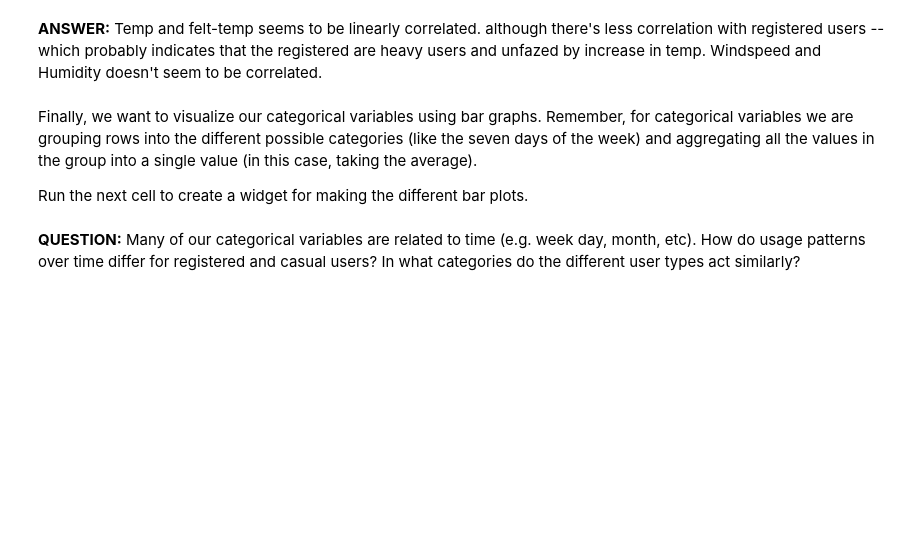
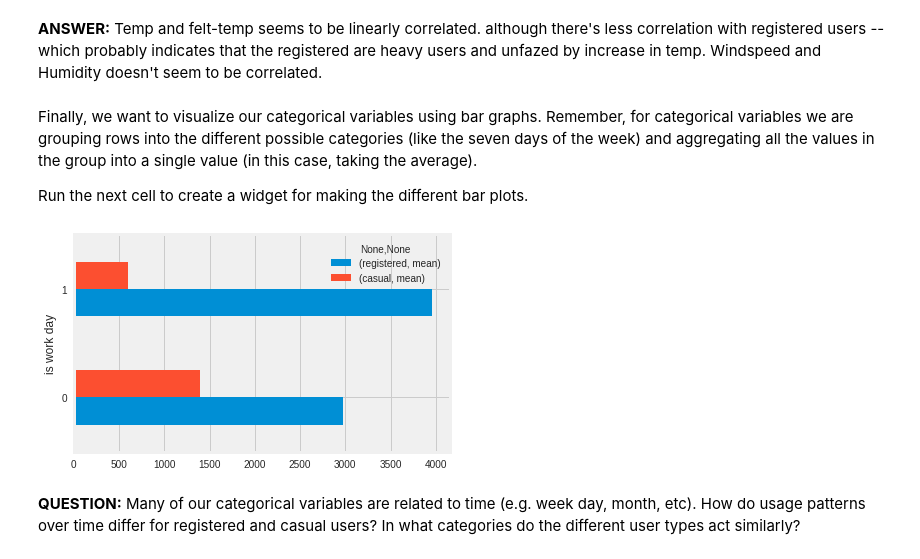
Before and after one commit to ruzbro/datascience, a Jupyter notebook: 03Linear_Regression_Models.ipynb, the cells around one changed output. Saved outputs shown, nothing was run; the diff lists cells and outputs as text; code cells hidden in the pictures; blank space fills up the shorter version.

```diff
--- a/03Linear_Regression_Models.ipynb
+++ b/03Linear_Regression_Models.ipynb
@@ -328,14 +331,14 @@ Run the next cell to create a widget for making the different bar plots.
 # %%
 # define a function that groups by an explanatory variable and creates a horizontal bar graph
 def barh_bikes(expl_var):
-    #bike_train[expl_var, "registered", "casual"] #flipped registered and casual vars due to color choice
-    bike_train[[expl_var, "registered", "casual"]].groupby([expl_var]).agg(['count'])
-    #g = g.groupby(expl_var).mean
-    return bike_train.plot.hist(expl_var)
+    g = bike_train[[expl_var, "registered", "casual"]]
+    g = g.groupby([expl_var]).agg(['mean'])
+    return g.plot.barh()
 
-#explanatory_slider = widgets.Dropdown(options=[ "season", "month", "is holiday", "day of week", "is work day",
-                                            "weather"])
-display(widgets.interactive(barh_bikes, expl_var=explanatory_slider))
+explantory_slider = 'is work day' #@param ["season", "month", "is holiday", "day of week", "is work day", "weather"]
+display(widgets.interactive(barh_bikes, expl_var=explantory_slider))
+# %% [output]
+[figure, added]
 # %% [markdown]
 **QUESTION:** Many of our categorical variables are related to time (e.g. week day, month, etc). How do usage patterns over time differ for registered and casual users? In what categories do the different user types act similarly?
 # %% [markdown]
```
Also changed, not shown: parts of 9 cells of this notebook.
